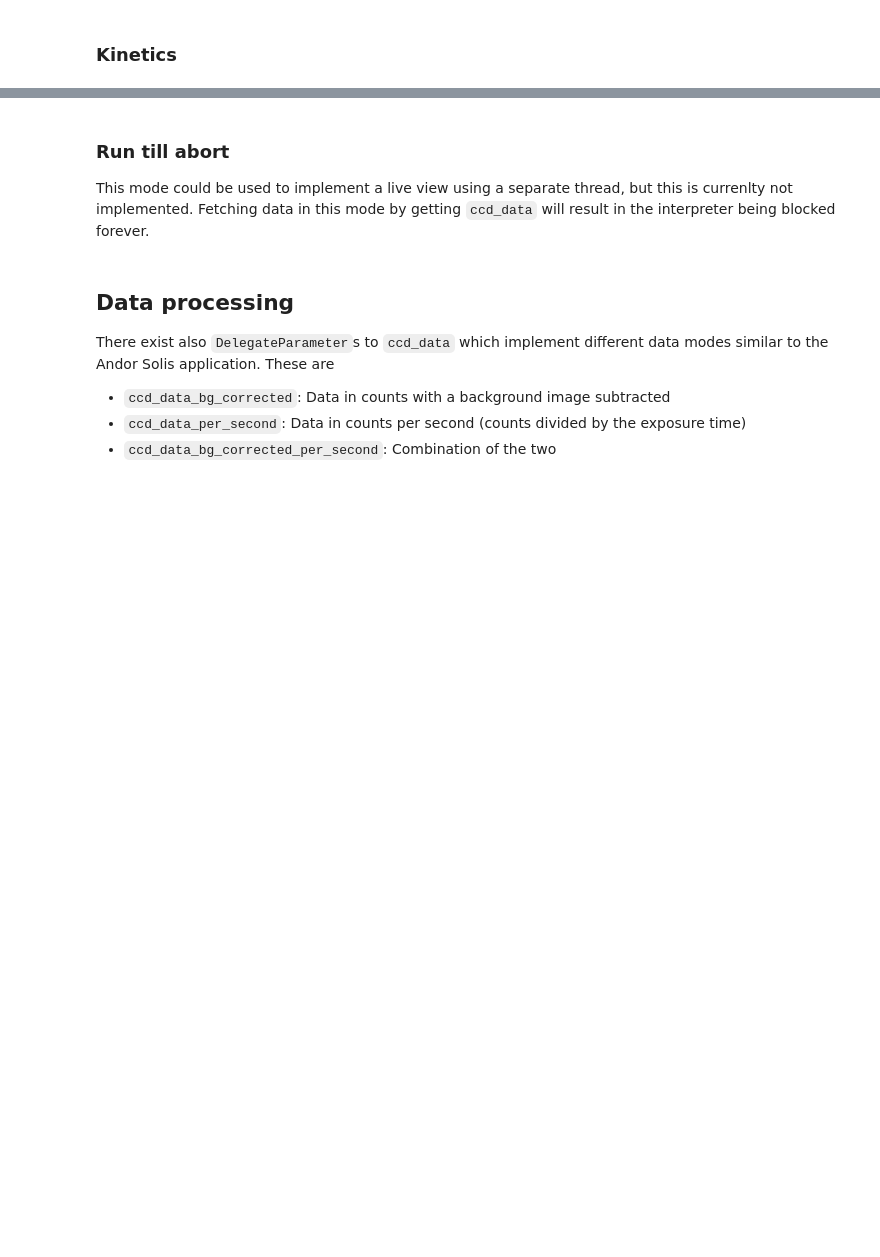
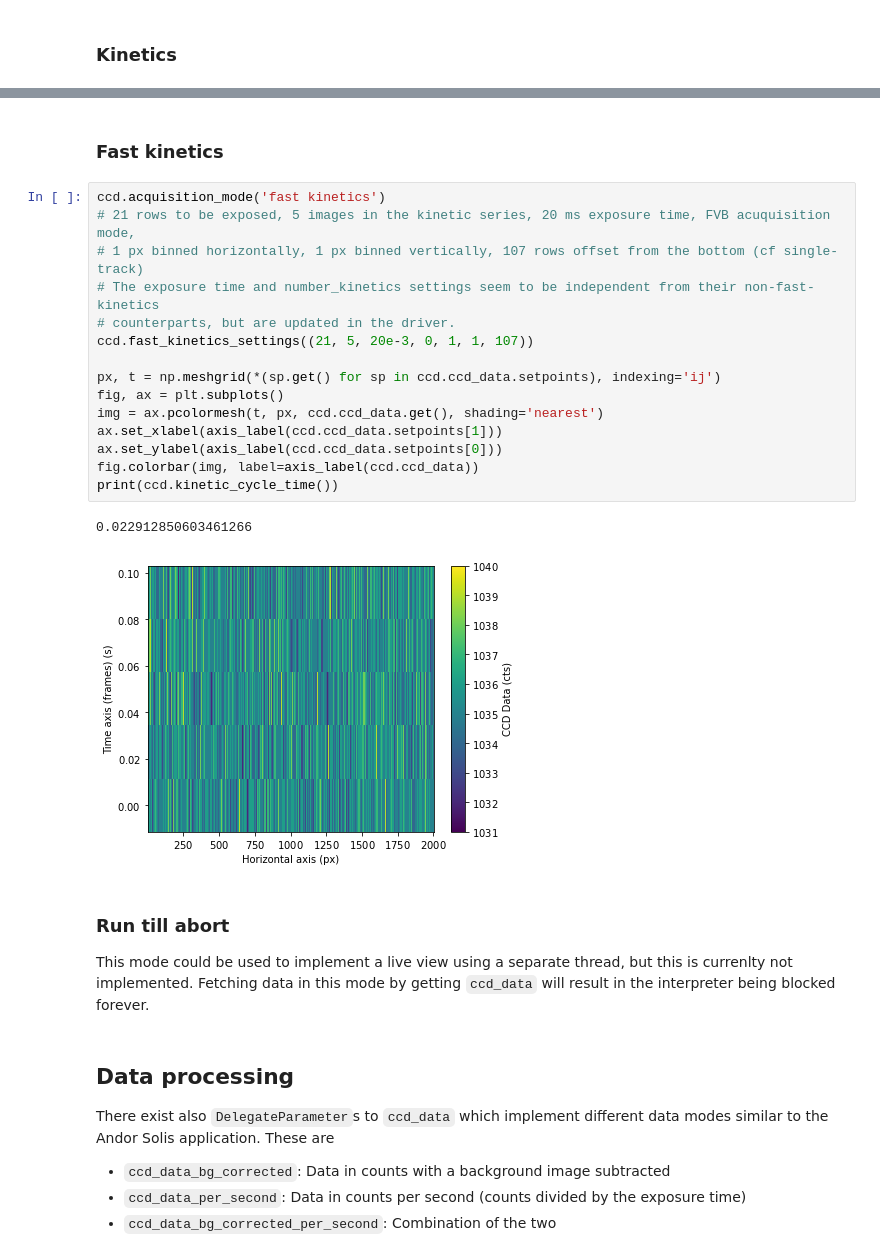
Before and after one commit to QCoDeS/Qcodes_contrib_drivers, a Jupyter notebook: docs/examples/Andor_iDus4xx.ipynb, the cells around one changed output, grey strips where cells are left out. Cells and saved outputs as stored; diff of their text form; blank space fills up the shorter version.

Commit message:
Implement fast kinetics

```diff
--- a/docs/examples/Andor_iDus4xx.ipynb
+++ b/docs/examples/Andor_iDus4xx.ipynb
@@ -163,3 +163,23 @@ print(ccd.kinetic_cycle_time(), ccd.accumulation_cycle_time(), ccd.exposure_time
+# %% [markdown]
+### Fast kinetics
+# %%
+ccd.acquisition_mode('fast kinetics')
+# 21 rows to be exposed, 5 images in the kinetic series, 20 ms exposure time, FVB acuquisition mode,
+# 1 px binned horizontally, 1 px binned vertically, 107 rows offset from the bottom (cf single-track)
+# The exposure time and number_kinetics settings seem to be independent from their non-fast-kinetics
+# counterparts, but are updated in the driver.
+ccd.fast_kinetics_settings((21, 5, 20e-3, 0, 1, 1, 107))
+
+px, t = np.meshgrid(*(sp.get() for sp in ccd.ccd_data.setpoints), indexing='ij')
+fig, ax = plt.subplots()
+img = ax.pcolormesh(t, px, ccd.ccd_data.get(), shading='nearest')
+ax.set_xlabel(axis_label(ccd.ccd_data.setpoints[1]))
+ax.set_ylabel(axis_label(ccd.ccd_data.setpoints[0]))
+fig.colorbar(img, label=axis_label(ccd.ccd_data))
+print(ccd.kinetic_cycle_time())
+# %% [output]
+0.022912850603461266
+[figure, added]
 # %% [markdown]
 ### Run till abort
 This mode could be used to implement a live view using a separate thread, but this is currenlty not implemented. Fetching data in this mode by getting `ccd_data` will result in the interpreter being blocked forever.
```
Also changed, not shown: parts of 12 cells of this notebook, 2 other files.
